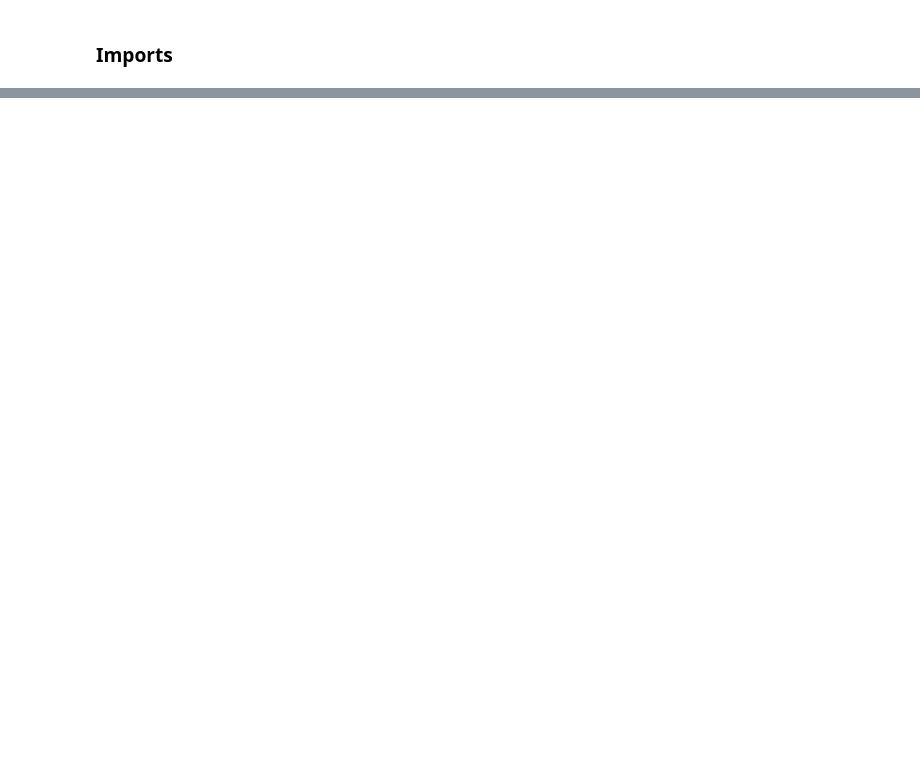
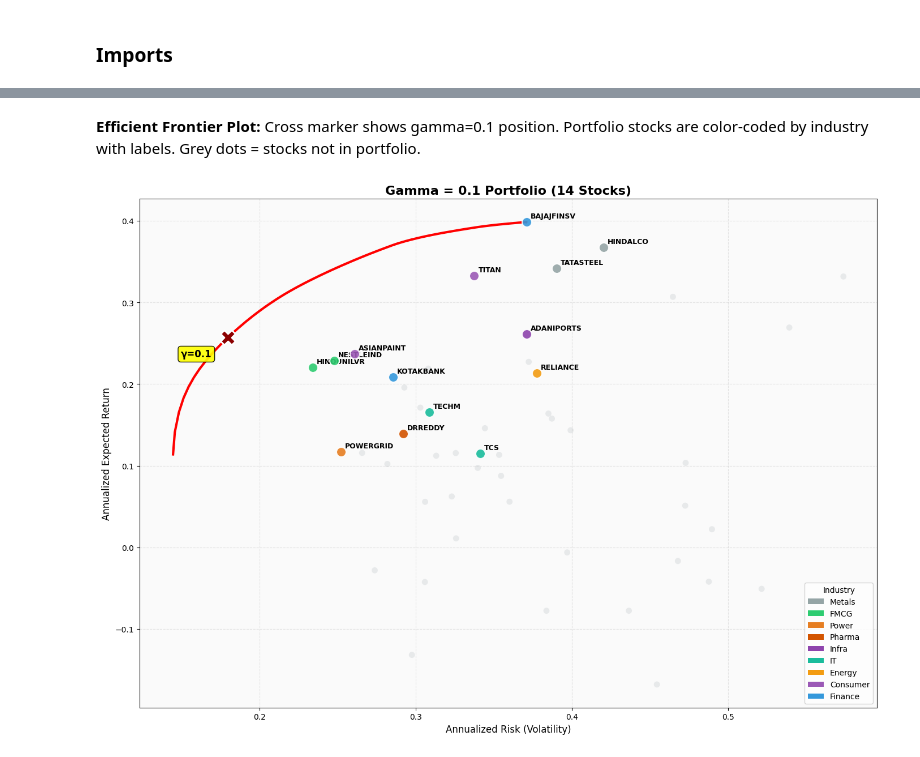
Before and after one commit to jss-1/portfolio-optimization-scs, a Jupyter notebook: scssolver.ipynb, the cells around one changed output, grey strips where cells are left out. Saved outputs shown, nothing was run; the diff lists cells and outputs as text; code cells hidden in the pictures; blank space fills up the shorter version.

```diff
--- a/scssolver.ipynb
+++ b/scssolver.ipynb
@@ -103,0 +432,5 @@ dtype: int64
+# %%
+current_gamma = 0.1
+portfolio_stocks_01 = ['NESTLEIND', 'HINDUNILVR', 'BAJAJFINSV', 'TITAN', 'ASIANPAINT', 'DRREDDY', 'TATASTEEL', 'POWERGRID', 'TCS', 'ADANIPORTS', 'RELIANCE', 'TECHM', 'KOTAKBANK', 'HINDALCO']
+
+stock_stats[stock_stats['Stock'].isin(portfolio_stocks_01)]
@@ -103,0 +453,44 @@ dtype: int64
+# %% [markdown]
+**Efficient Frontier Plot:** Cross marker shows gamma=0.1 position. Portfolio stocks are color-coded by industry with labels. Grey dots = stocks not in portfolio.
+# %%
+fig, ax = plt.subplots(figsize=(14, 10))
+
+# Non-portfolio stocks in grey (no labels)
+for i, ticker in enumerate(tickers):
+    if ticker not in portfolio_stocks_01:
+        ax.scatter(asset_vols[i], mu[i], color='#bdc3c7', alpha=0.3, s=60, edgecolor='none')
+
+# Portfolio stocks with industry colors + labels
+for i, ticker in enumerate(tickers):
+    if ticker in portfolio_stocks_01:
+        industry = industry_map.get(ticker, 'Other')
+        color = industry_colors.get(industry, '#bdc3c7')
+        ax.scatter(asset_vols[i], mu[i], color=color, alpha=0.9, s=150, edgecolor='white', linewidth=1.5, zorder=5)
+        ax.annotate(ticker, (asset_vols[i], mu[i]), xytext=(5, 5), textcoords='offset points',
+                    fontsize=9, fontweight='bold')
+
+# Efficient Frontier curve
+ax.plot(frontier_risks, frontier_returns, 'r-', linewidth=3, label='Efficient Frontier', zorder=3)
+
+# Cross marker for gamma=0.1
+ax.scatter(df_res.loc[current_gamma, 'Risk'], df_res.loc[current_gamma, 'Return'],
+           marker='X', s=350, c='darkred', zorder=10, edgecolor='white', linewidth=2)
+ax.annotate(f"γ={current_gamma}", (df_res.loc[current_gamma, 'Risk'], df_res.loc[current_gamma, 'Return']),
+            xytext=(-60, -25), textcoords='offset points', fontsize=12, fontweight='bold',
+            bbox=dict(boxstyle='round,pad=0.3', facecolor='yellow', alpha=0.9))
+
+# Legend for industries present in portfolio
+from matplotlib.patches import Patch
+portfolio_industries = set(industry_map.get(s, 'Other') for s in portfolio_stocks_01)
+legend_elements = [Patch(facecolor=industry_colors[ind], label=ind) for ind in portfolio_industries if ind in industry_colors]
+ax.legend(handles=legend_elements, loc='lower right', fontsize=10, title='Industry')
+
+ax.set_title(f"Gamma = {current_gamma} Portfolio (14 Stocks)", fontsize=16, fontweight='bold')
+ax.set_xlabel("Annualized Risk (Volatility)", fontsize=12)
+ax.set_ylabel("Annualized Expected Return", fontsize=12)
+ax.grid(True, alpha=0.3, linestyle='--')
+ax.set_facecolor('#fafafa')
+plt.tight_layout()
+plt.show()
+# %% [output]
+[figure, added]
```
Also changed, not shown: parts of 64 cells of this notebook, 3 other files.
